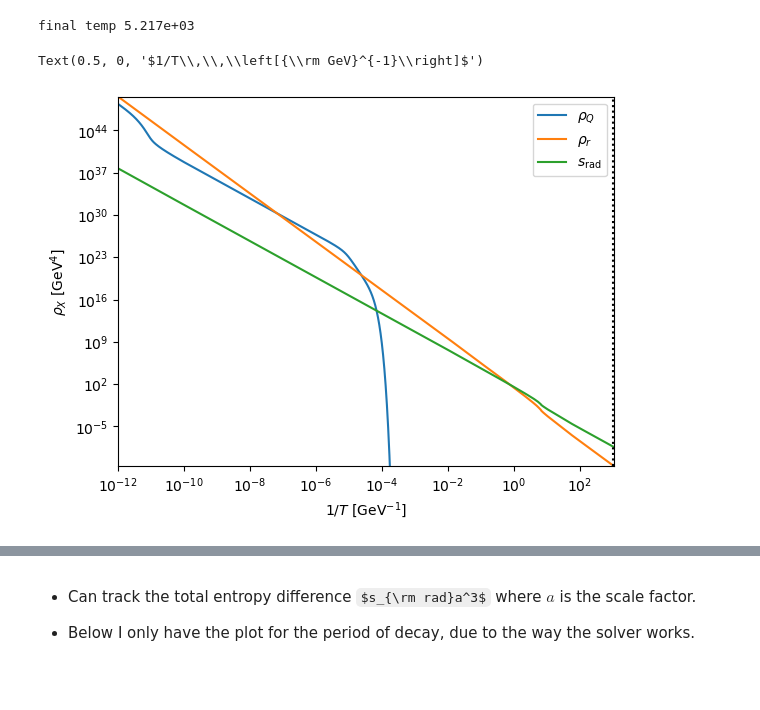
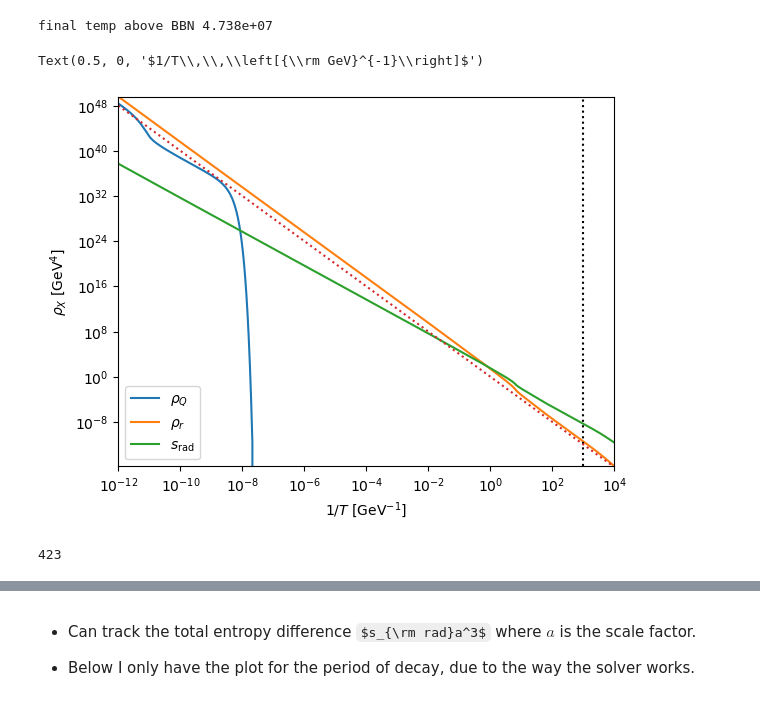
Before and after one commit to cheekyparticle/NSC, a Jupyter notebook: NSC/Example.ipynb, the cells around one changed output, grey strips where cells are left out. Saved outputs shown, nothing was run; the diff lists cells and outputs as text; code cells hidden in the pictures; some formulas as TeX source.

```diff
--- a/NSC/Example.ipynb
+++ b/NSC/Example.ipynb
@@ -6,26 +6,28 @@ import tqdm as tqdm
 
 import matplotlib.pyplot as plt
 # %%
-a1 = NSC.Track_all_lam(1e12, d_decay=6, lam=1e16 )
+a1 = NSC.Track_all_lam(1e12, d_decay=6, lam=1e14 )
 # %% [output]
-final temp 5.217e+03
+final temp above BBN 4.738e+07
 # %%
 rhor1, rhoQ1, srad1, Temp1, lu , sV, rhoQ_af1, rhor_af1, ulfin = a1
 # %%
 plt.loglog(1/Temp1,  rhoQ1, label=r'$\rho_Q$')
 
 plt.loglog(1/Temp1, rhor1, label=r'$\rho_r$')
 
 plt.loglog(1/Temp1, srad1, label=r'$s_{\rm rad}$')
 
 plt.axvline(1/1e-3, ls=':', color='k')
 
 plt.ylim(np.min(rhor1), np.max(rhor1))
 plt.xlim(1/Temp1[0], 1/Temp1[-1])
 
+plt.plot(1/Temp1, 1e0*Temp1**4, ls=':')
+
 plt.legend()
 plt.ylabel(r'$\rho_X\,\,\left[{\rm GeV}^{4}\right]$')
 plt.xlabel(r'$1/T\,\,\left[{\rm GeV}^{-1}\right]$')
 # %% [output]
 Text(0.5, 0, '$1/T\\,\\,\\left[{\\rm GeV}^{-1}\\right]$')
-[figure, old version]
+[figure, new version]
@@ -31,0 +40,4 @@ Text(0.5, 0, '$1/T\\,\\,\\left[{\\rm GeV}^{-1}\\right]$')
+# %%
+offset
+# %% [output]
+423
```
Also changed, not shown: parts of 15 cells of this notebook, 2 other files.
